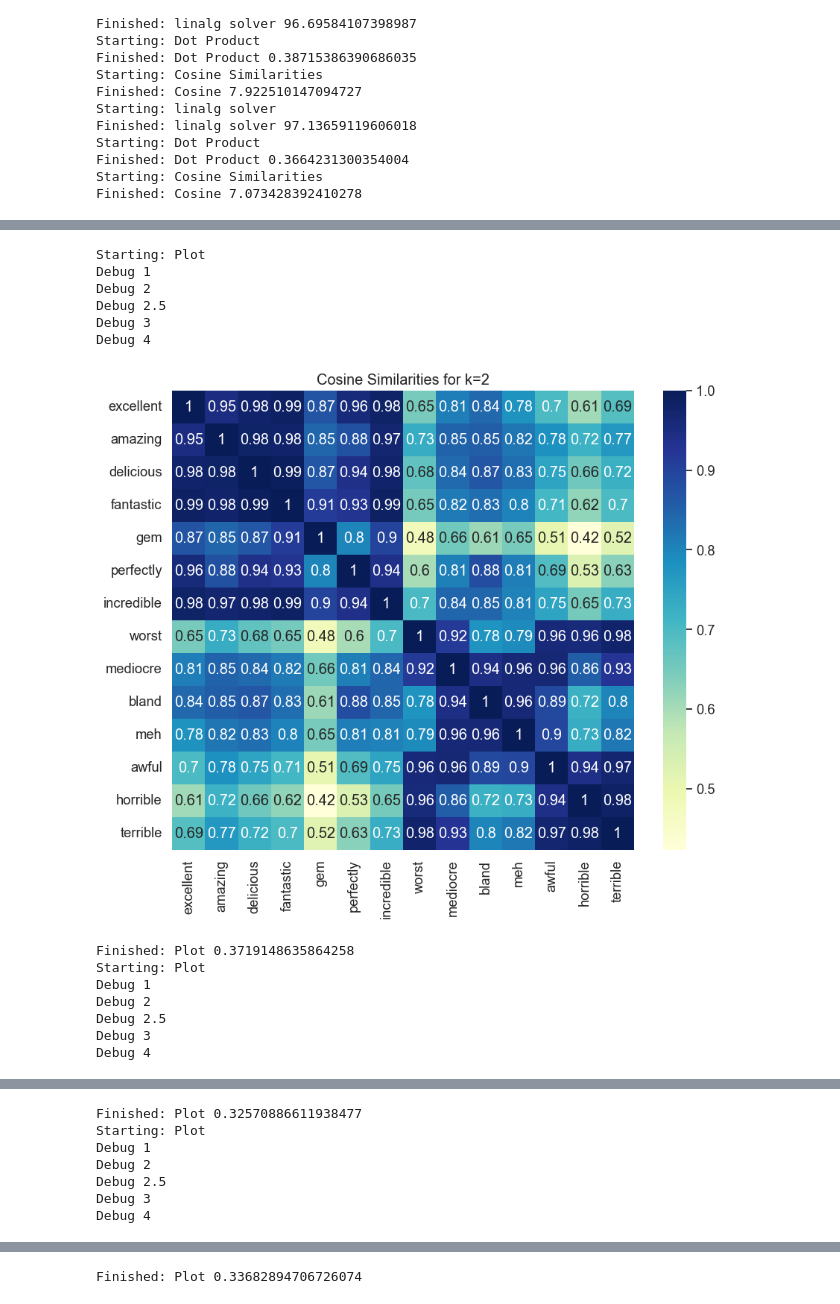
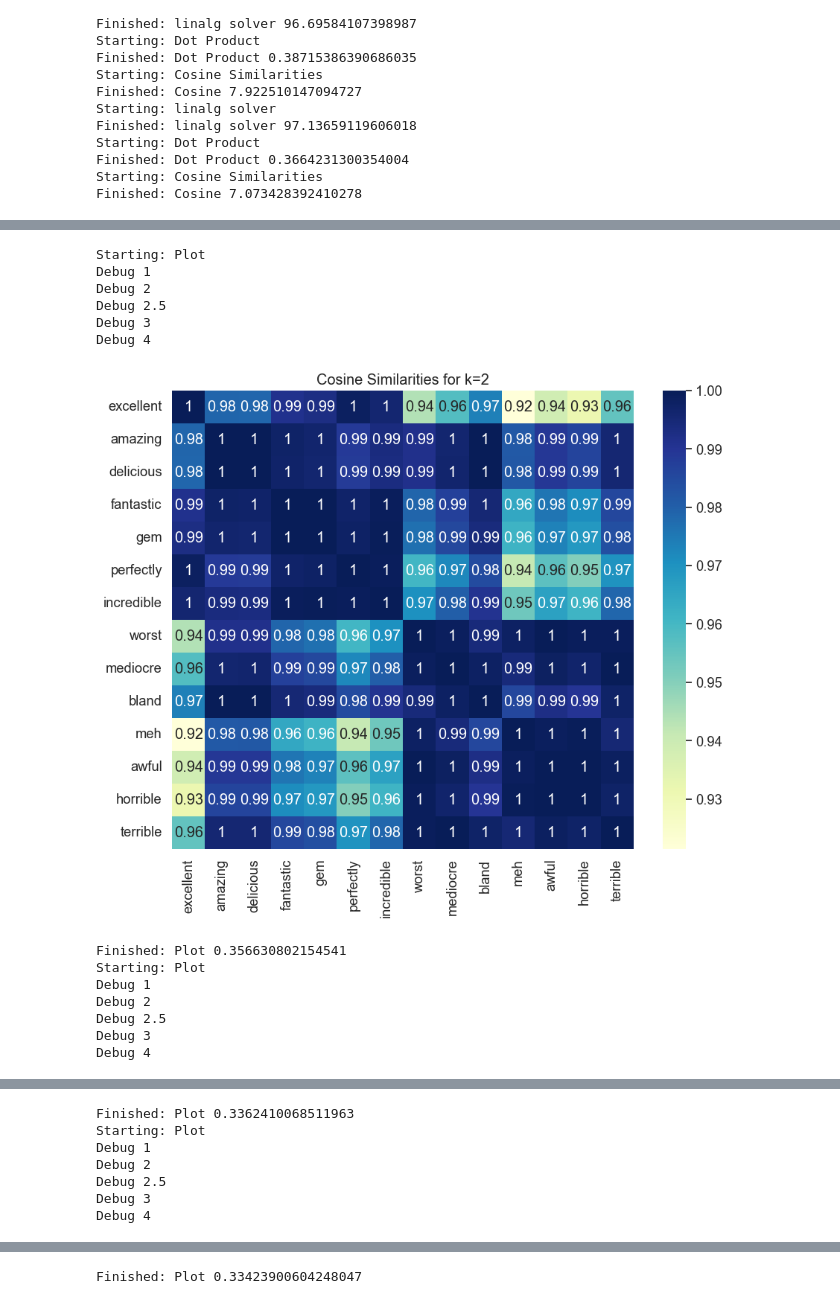
Before and after one commit to sweldensj2/COMS4771HW4_jws2215, a Jupyter notebook: HW4.ipynb, the cells around one changed output, grey strips where cells are left out. Saved outputs shown, nothing was run; the diff lists cells and outputs as text; code cells hidden in the pictures.

```diff
--- a/HW4.ipynb
+++ b/HW4.ipynb
@@ -283,36 +283,36 @@ terrible       0.891          0.850          0.979          0.921          0.969
 # Plot separately
 myToCompare = [vocab[word] for word in words_to_compare]
 for i, k in enumerate(k_to_try):
     start = time.time()
     print("Starting: Plot")
     # Display results in a heatmap
     plt.figure(figsize=(10, 8))
     print("Debug 1")
     sns.set(font_scale=1.2)
     print("Debug 2")
 
 
 
-    subset_similarities = similarities[z][myToCompare, :][:, myToCompare]
+    subset_similarities = similarities[i][myToCompare, :][:, myToCompare]
 
     subset_similarities = np.nan_to_num(subset_similarities, nan=1)
 
     print("Debug 2.5")
     sns.heatmap(subset_similarities, annot=True, cmap="YlGnBu", xticklabels=words_to_compare, yticklabels=words_to_compare)
     print("Debug 3")
     plt.title(f"Cosine Similarities for k={k}")
     print("Debug 4")
     plt.show()
     print("Finished: Plot", time.time() - start)
 # %% [output]
 Starting: Plot
 Debug 1
 Debug 2
 Debug 2.5
 Debug 3
 Debug 4
-[figure, old version]
+[figure, new version]
-Finished: Plot 0.3719148635864258
+Finished: Plot 0.356630802154541
 Starting: Plot
 Debug 1
 Debug 2
@@ -323,4 +323,4 @@ Debug 4
-Finished: Plot 0.32570886611938477
+Finished: Plot 0.3362410068511963
 Starting: Plot
 Debug 1
 Debug 2
@@ -328,7 +328,7 @@ Debug 2.5
 Debug 3
 Debug 4
 [figure]
-Finished: Plot 0.33682894706726074
+Finished: Plot 0.33423900604248047
 # %%
 # test
 # test test
```
Also changed, not shown: parts of 3 cells of this notebook, 2 other files.
